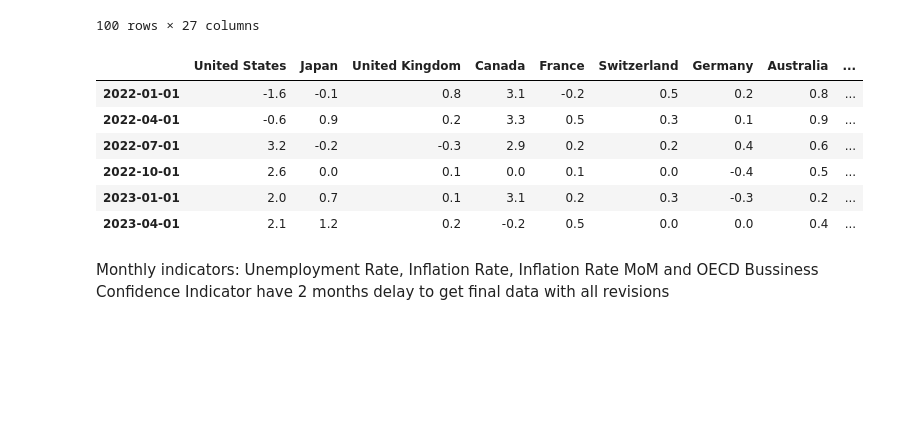
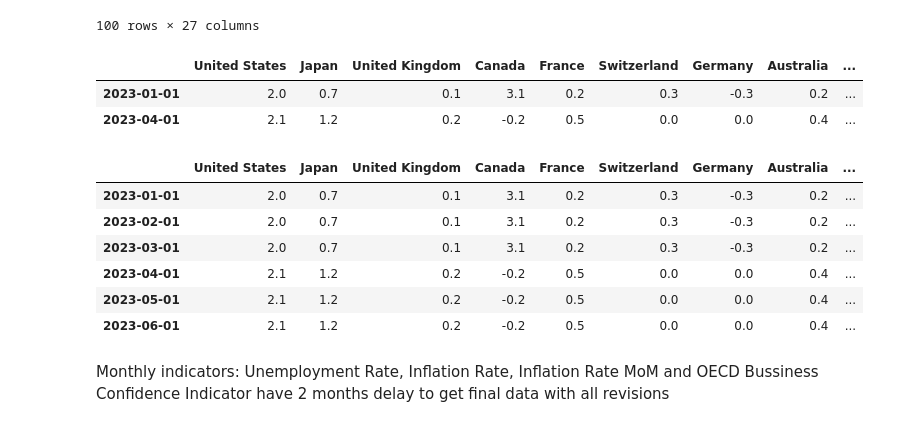
Before and after one commit to lharazin/TFM, a Jupyter notebook: Algorithm/data/prepare_indicators.ipynb, the cells around one changed output. Saved outputs shown, nothing was run; the diff lists cells and outputs as text; code cells hidden in the pictures; blank space fills up the shorter version.

```diff
--- a/Algorithm/data/prepare_indicators.ipynb
+++ b/Algorithm/data/prepare_indicators.ipynb
@@ -437,17 +396,26 @@ df_gdp_combined
 # %%
 date = pd.Timestamp('2023-12-06')
 date_minus_2_quarters = date - pd.DateOffset(months=6)
 
 latest_known_period = pd.to_datetime(f'{date_minus_2_quarters.year}-Q{date_minus_2_quarters.quarter}')
-df_gdp_combined[:latest_known_period].iloc[-6:]
+df_latest = df_gdp_combined[:latest_known_period].iloc[-int(6/3):]
+df_latest
 # %% [output]
 |  | United States | Japan | United Kingdom | Canada | France | Switzerland | Germany | Australia | ... |
-| 2022-01-01 | -1.6 | -0.1 | 0.8 | 3.1 | -0.2 | 0.5 | 0.2 | 0.8 | ... |
-| 2022-04-01 | -0.6 | 0.9 | 0.2 | 3.3 | 0.5 | 0.3 | 0.1 | 0.9 | ... |
-| 2022-07-01 | 3.2 | -0.2 | -0.3 | 2.9 | 0.2 | 0.2 | 0.4 | 0.6 | ... |
-| 2022-10-01 | 2.6 | 0.0 | 0.1 | 0.0 | 0.1 | 0.0 | -0.4 | 0.5 | ... |
 | 2023-01-01 | 2.0 | 0.7 | 0.1 | 3.1 | 0.2 | 0.3 | -0.3 | 0.2 | ... |
 | 2023-04-01 | 2.1 | 1.2 | 0.2 | -0.2 | 0.5 | 0.0 | 0.0 | 0.4 | ... |
+# %%
+new_monthly_index = pd.date_range(df_latest.index[0], df_latest.index[-1]+pd.DateOffset(months=2), freq='MS')
+df_mon = pd.DataFrame(df_latest, index=new_monthly_index)
+df_mon.ffill()
+# %% [output]
+|  | United States | Japan | United Kingdom | Canada | France | Switzerland | Germany | Australia | ... |
+| 2023-01-01 | 2.0 | 0.7 | 0.1 | 3.1 | 0.2 | 0.3 | -0.3 | 0.2 | ... |
+| 2023-02-01 | 2.0 | 0.7 | 0.1 | 3.1 | 0.2 | 0.3 | -0.3 | 0.2 | ... |
+| 2023-03-01 | 2.0 | 0.7 | 0.1 | 3.1 | 0.2 | 0.3 | -0.3 | 0.2 | ... |
+| 2023-04-01 | 2.1 | 1.2 | 0.2 | -0.2 | 0.5 | 0.0 | 0.0 | 0.4 | ... |
+| 2023-05-01 | 2.1 | 1.2 | 0.2 | -0.2 | 0.5 | 0.0 | 0.0 | 0.4 | ... |
+| 2023-06-01 | 2.1 | 1.2 | 0.2 | -0.2 | 0.5 | 0.0 | 0.0 | 0.4 | ... |
 # %% [markdown]
 Monthly indicators: Unemployment Rate, Inflation Rate, Inflation Rate MoM and OECD Bussiness Confidence Indicator have 2 months delay to get final data with all revisions
 # %%
```
Also changed, not shown: parts of 21 cells of this notebook, 1 other file.
